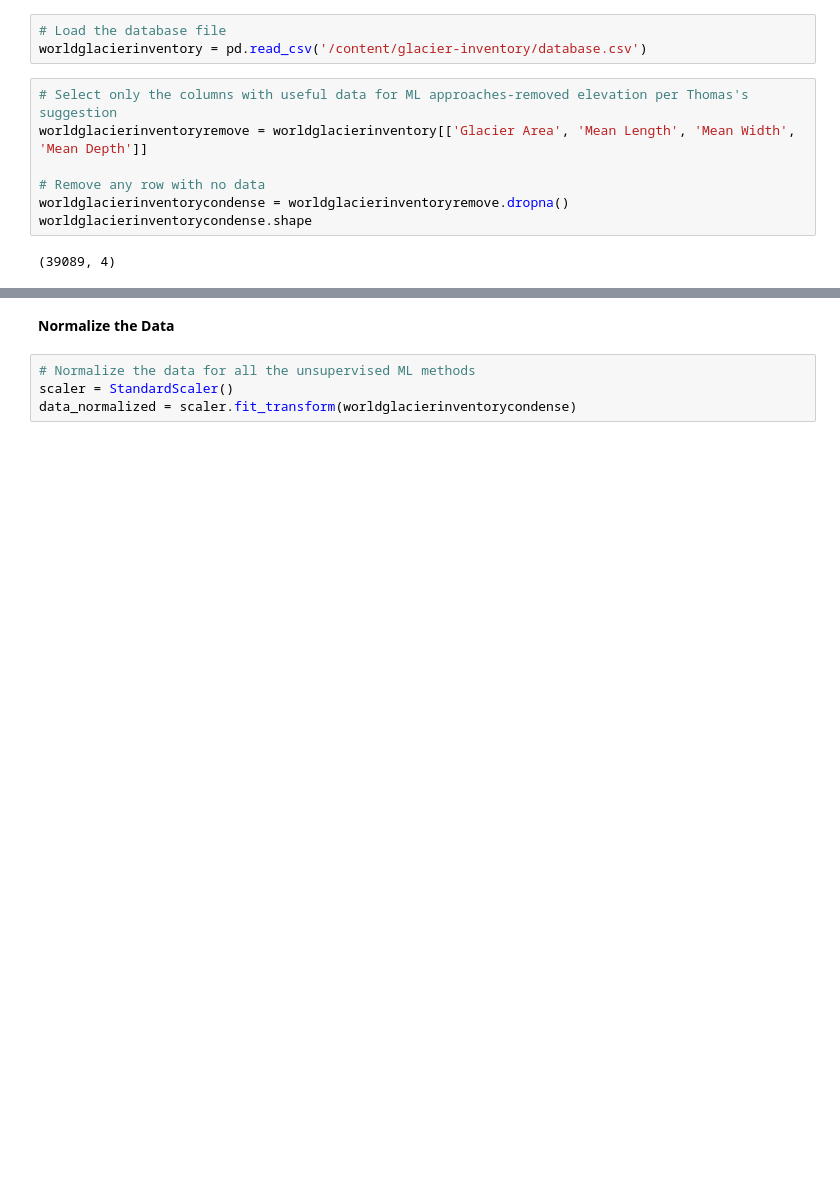
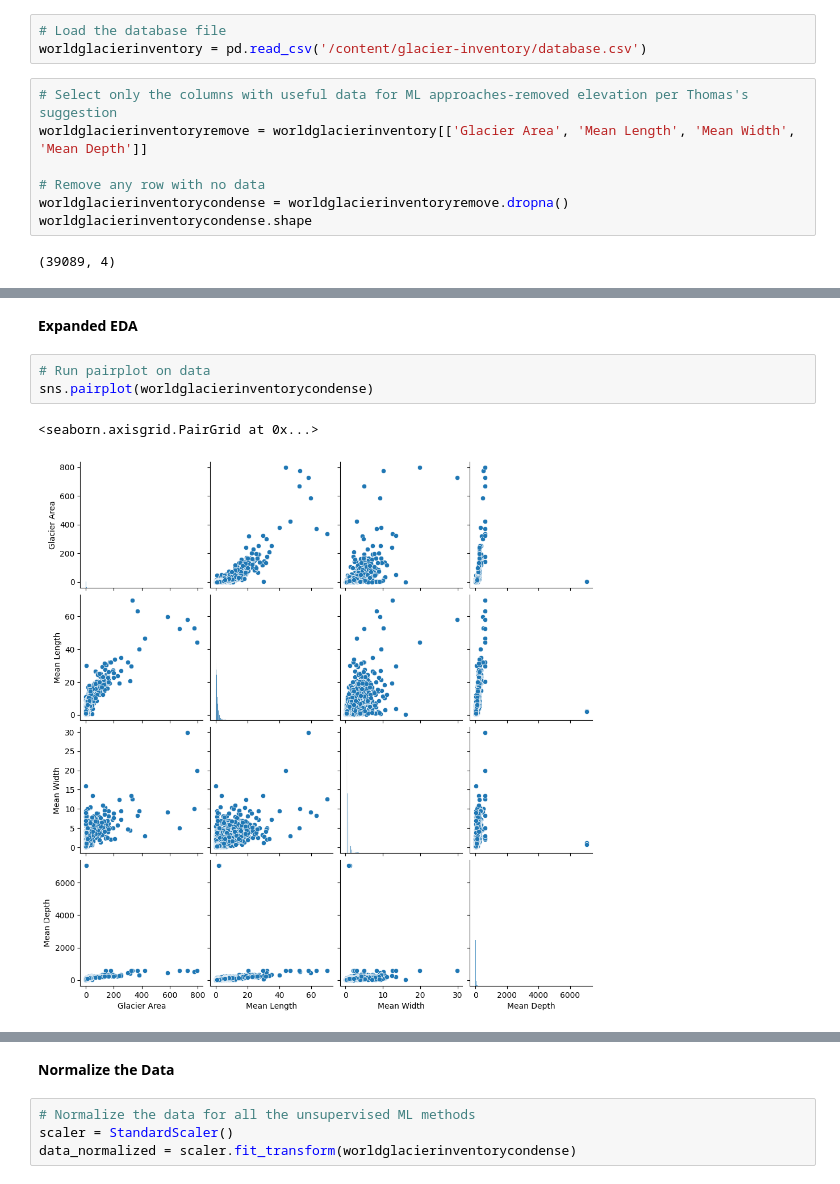
Before and after one commit to elliemmiller/datascience, a Jupyter notebook: Module2FirstPass.ipynb, the cells around one changed output, grey strips where cells are left out. Saved outputs shown, nothing was run; the diff lists cells and outputs as text; blank space fills up the shorter version.

```diff
--- a/Module2FirstPass.ipynb
+++ b/Module2FirstPass.ipynb
@@ -65,0 +105,8 @@ worldglacierinventorycondense.shape
+# %% [markdown]
+**Expanded EDA**
+# %%
+# Run pairplot on data
+sns.pairplot(worldglacierinventorycondense)
+# %% [output]
+<seaborn.axisgrid.PairGrid at 0x...>
+[figure, added]
```
Also changed, not shown: parts of 9 cells of this notebook.
